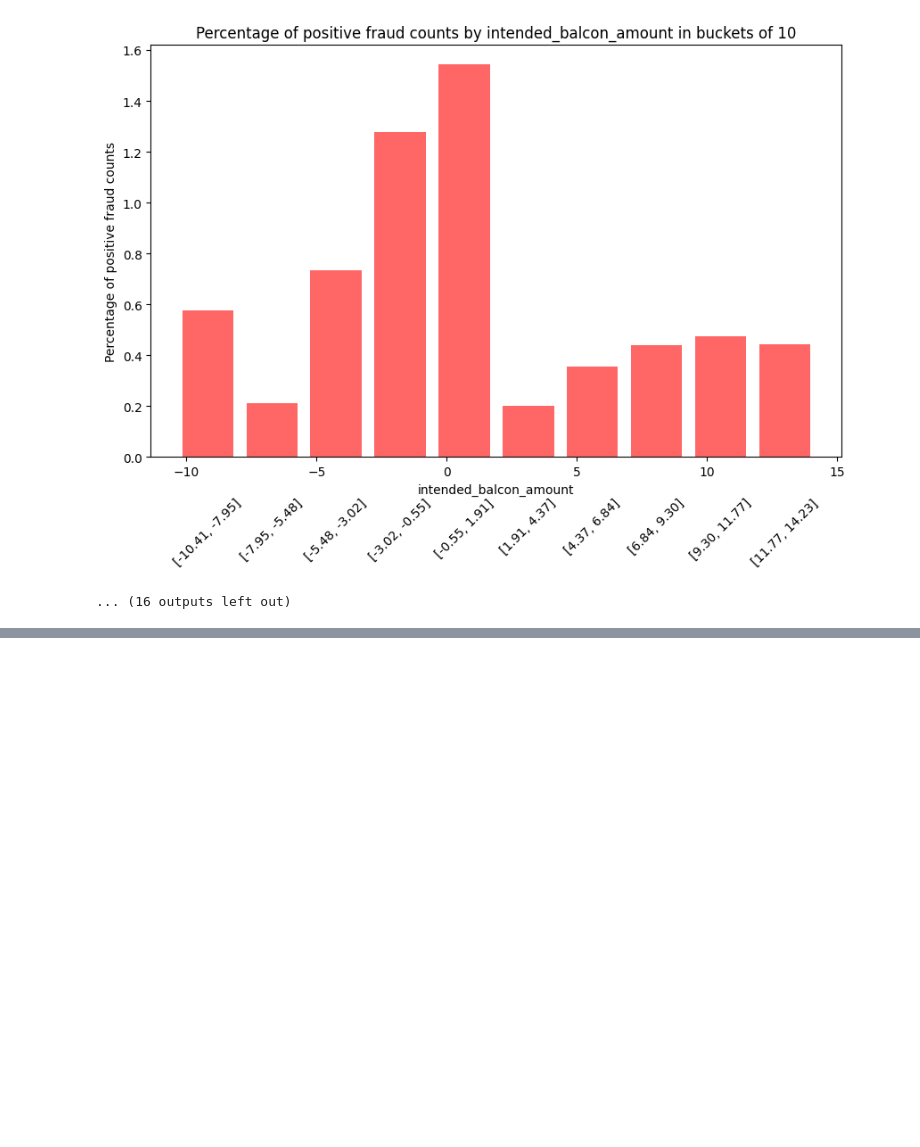
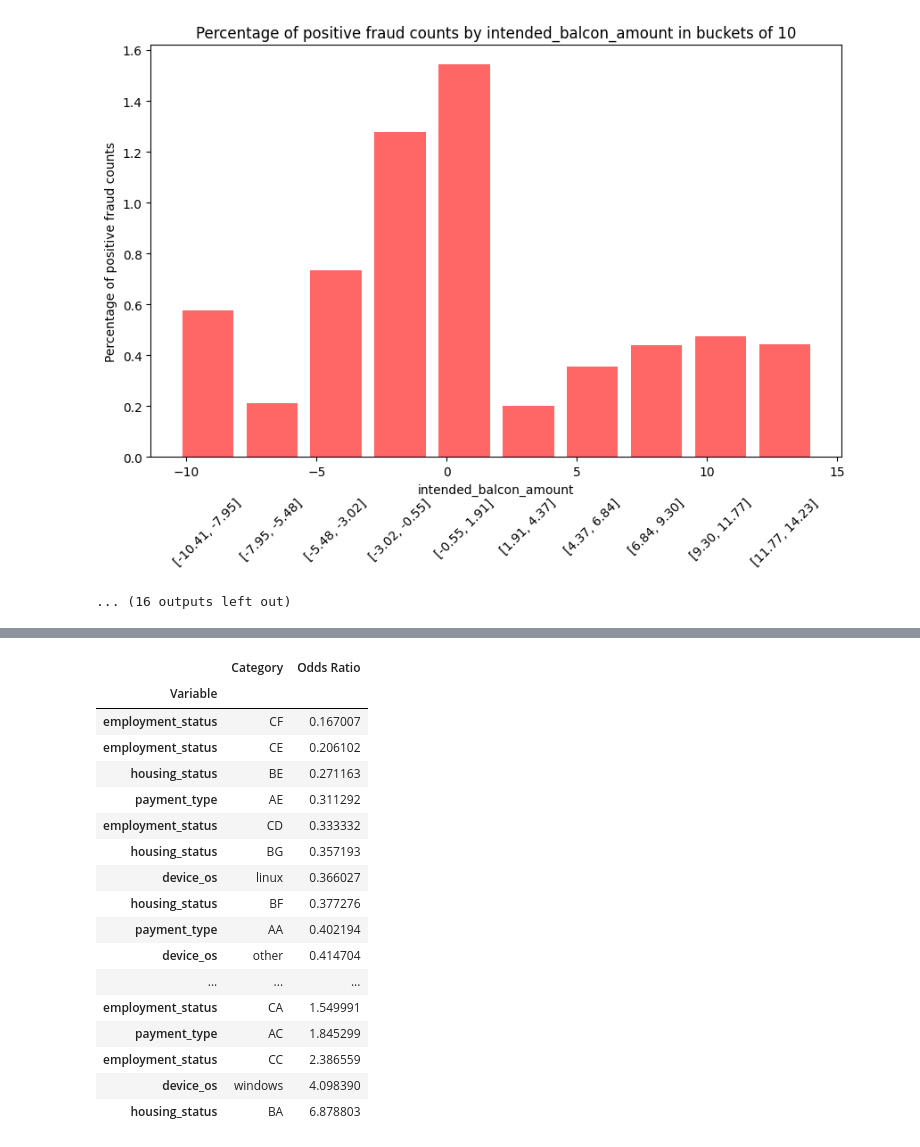
Before and after one commit to jonnywong288/bank-account-fraud, a Jupyter notebook: data_exploration.ipynb, the cells around one changed output, grey strips where cells are left out. Drawn from its saved outputs; the diff is of its cells as text; code cells hidden in the pictures; blank space fills up the shorter version.

Commit message:
odds ratios for nominal variables, numerical still to do

```diff
--- a/data_exploration.ipynb
+++ b/data_exploration.ipynb
@@ -206,0 +198,11 @@ fv.ordinal(data_types['ordinal'])
+# %%
+import EDA
+import importlib
+importlib.reload(EDA)
+FeatureSignificance = EDA.FeatureSignificance
+FeatureVisualisation = EDA.FeatureVisualisation
+OddsRatios = EDA.OddsRatios
+
+fs = FeatureSignificance(df_base, target='fraud_bool')
+fv = FeatureVisualisation(df_base, target='fraud_bool')
+odds = OddsRatios(df_base, target='fraud_bool')
@@ -206,0 +220,21 @@ fv.ordinal(data_types['ordinal'])
+# %%
+odds.multi_category_features(data_types['nominal_multi_category'])
+# %% [output]
+|  | Category | Odds Ratio |
+| Variable |  |  |
+| employment_status | CF | 0.167007 |
+| employment_status | CE | 0.206102 |
+| housing_status | BE | 0.271163 |
+| payment_type | AE | 0.311292 |
+| employment_status | CD | 0.333332 |
+| housing_status | BG | 0.357193 |
+| device_os | linux | 0.366027 |
+| housing_status | BF | 0.377276 |
+| payment_type | AA | 0.402194 |
+| device_os | other | 0.414704 |
+| ... | ... | ... |
+| employment_status | CA | 1.549991 |
+| payment_type | AC | 1.845299 |
+| employment_status | CC | 2.386559 |
+| device_os | windows | 4.098390 |
+| housing_status | BA | 6.878803 |
```
Also changed, not shown: parts of 3 cells of this notebook, 1 other file.
